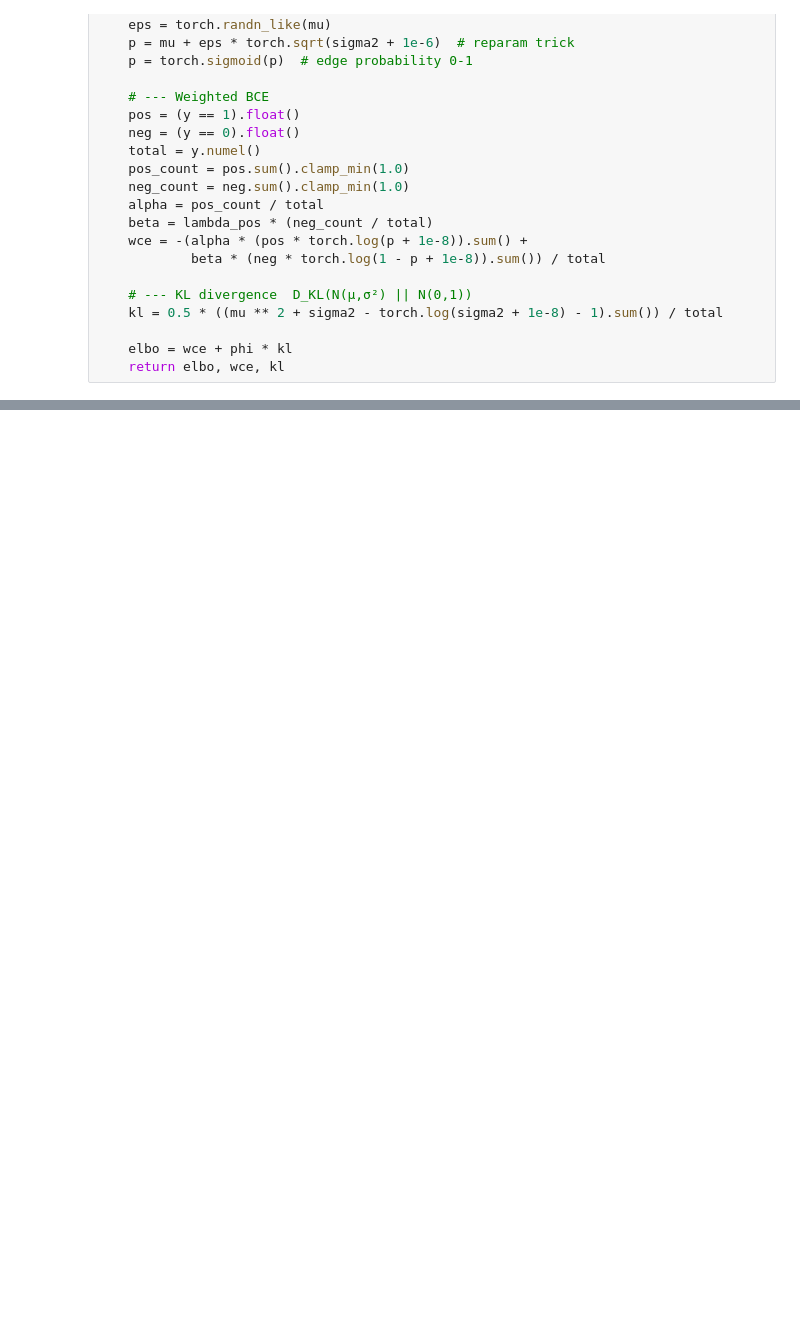
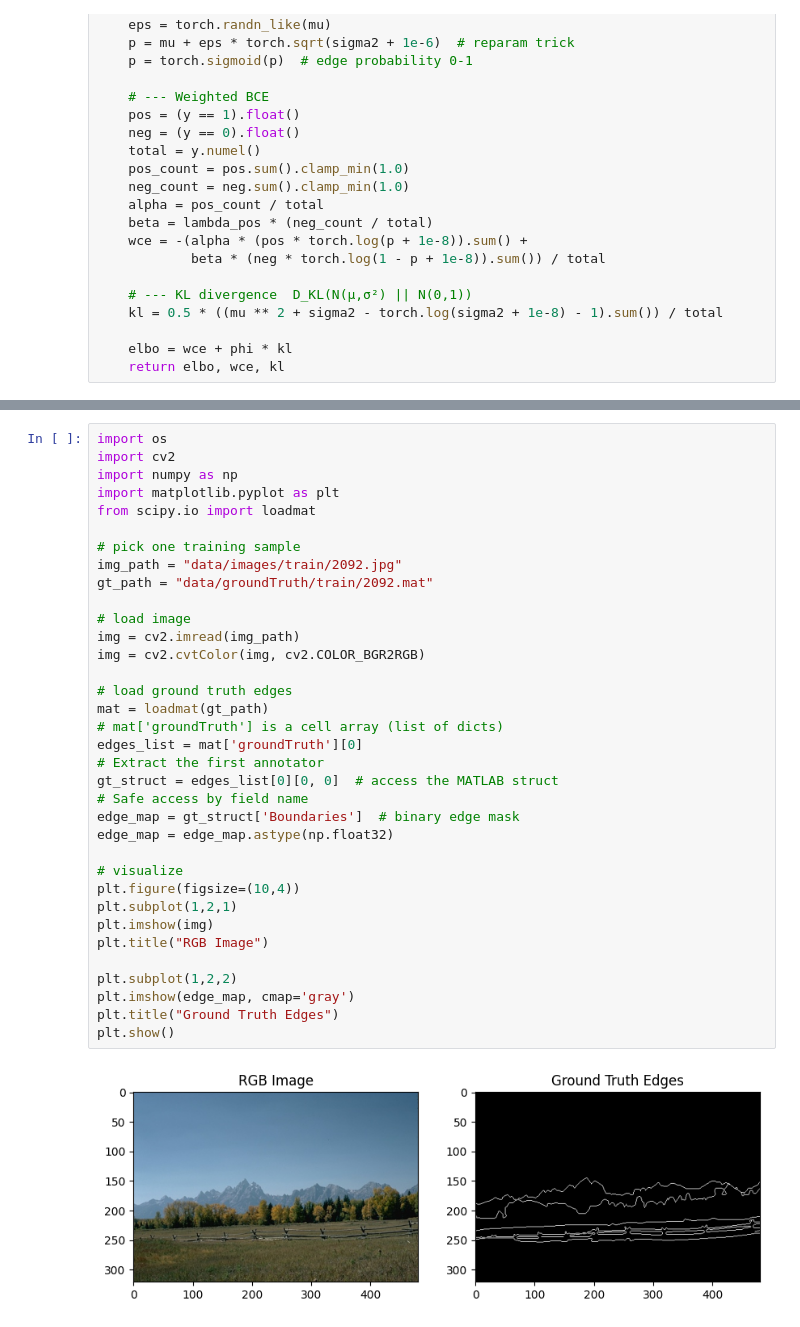
Before and after one commit to roshelle-en/Edge-Detection-with-Mamba, a Jupyter notebook: EDMB_fromscratch.ipynb, the cells around one changed output, grey strips where cells are left out. Saved outputs shown, nothing was run; the diff lists cells and outputs as text; blank space fills up the shorter version.

```diff
--- a/EDMB_fromscratch.ipynb
+++ b/EDMB_fromscratch.ipynb
@@ -307,0 +393,37 @@ ELBO: 1.36611 | WCE: 0.65539 | KL: 0.71072
+# %%
+import os
+import cv2
+import numpy as np
+import matplotlib.pyplot as plt
+from scipy.io import loadmat
+
+# pick one training sample
+img_path = "data/images/train/2092.jpg"
+gt_path = "data/groundTruth/train/2092.mat"
+
+# load image
+img = cv2.imread(img_path)
+img = cv2.cvtColor(img, cv2.COLOR_BGR2RGB)
+
+# load ground truth edges
+mat = loadmat(gt_path)
+# mat['groundTruth'] is a cell array (list of dicts)
+edges_list = mat['groundTruth'][0]
+# Extract the first annotator
+gt_struct = edges_list[0][0, 0]  # access the MATLAB struct
+# Safe access by field name
+edge_map = gt_struct['Boundaries']  # binary edge mask
+edge_map = edge_map.astype(np.float32)
+
+# visualize
+plt.figure(figsize=(10,4))
+plt.subplot(1,2,1)
+plt.imshow(img)
+plt.title("RGB Image")
+
+plt.subplot(1,2,2)
+plt.imshow(edge_map, cmap='gray')
+plt.title("Ground Truth Edges")
+plt.show()
+# %% [output]
+[figure, added]
```
Also changed, not shown: parts of 8 cells of this notebook.
